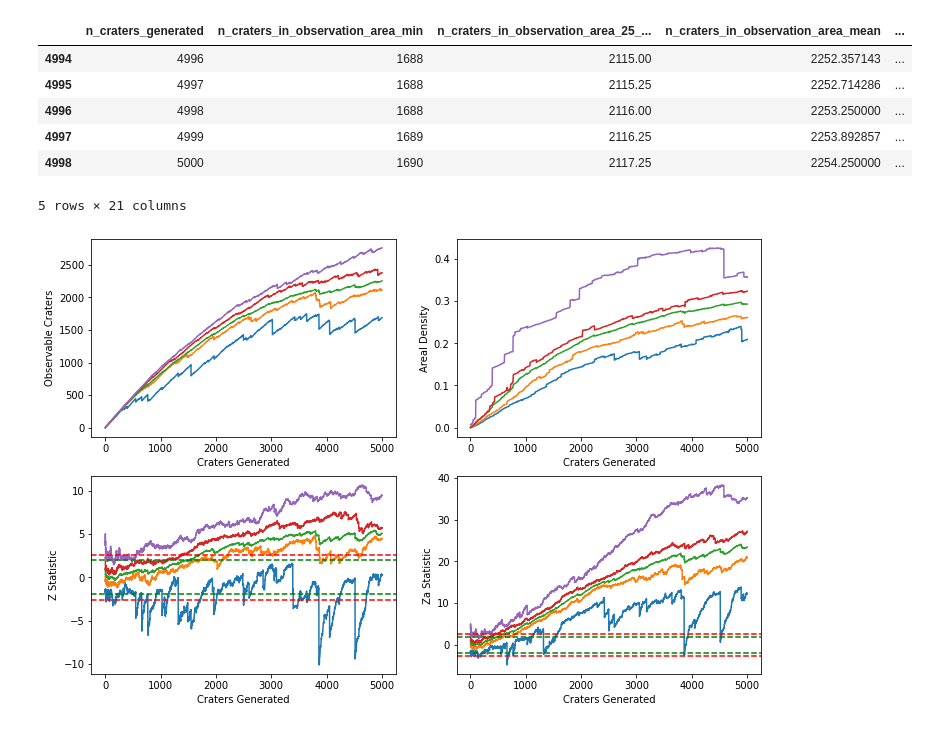
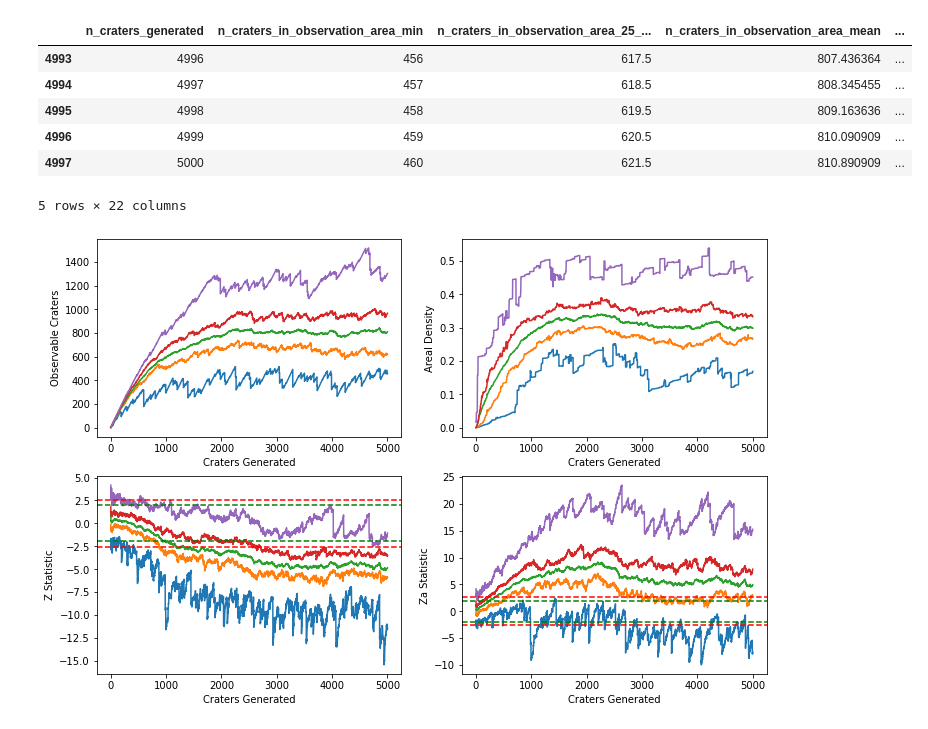
Before and after one commit to seanmason/saturation, a Jupyter notebook: notebooks/PlotStats.ipynb, the cells around one changed output. Saved outputs shown, nothing was run; the diff lists cells and outputs as text; code cells hidden in the pictures.

```diff
--- a/notebooks/PlotStats.ipynb
+++ b/notebooks/PlotStats.ipynb
@@ -73,16 +118,25 @@ def percentile(n):
 # %%
 base_path = '/home/mason/output/'
 filenames = [
-    # f'{base_path}/sim_run_1_3_0.4_1.5_{x}.txt'
-    # for x in range(35)
-    f'{base_path}/sim_run_2_9_0.4_1.5_{x}.txt'
-    for x in range(28)
+    f'{base_path}/sim_run_1_3_0.4_1.5_{x}.csv'
+    for x in range(1, 56)
 ]
 
 sim_stats = []
 for index, filename in enumerate(filenames):
     stats = pd.read_csv(filename)
     stats['simulation_id'] = index
     sim_stats.append(stats)
 
 stats = pd.concat(sim_stats, axis=0).dropna()
+
+python_stats = aggregate_simulations(stats, len(sim_stats))
+python_stats.tail()
+# %% [output]
+|  | n_craters_generated | n_craters_in_observation_area_min | n_craters_in_observation_area_25_... | n_craters_in_observation_area_mean | ... |
+| 4993 | 4996 | 456 | 617.5 | 807.436364 | ... |
+| 4994 | 4997 | 457 | 618.5 | 808.345455 | ... |
+| 4995 | 4998 | 458 | 619.5 | 809.163636 | ... |
+| 4996 | 4999 | 459 | 620.5 | 810.090909 | ... |
+| 4997 | 5000 | 460 | 621.5 | 810.890909 | ... |
+5 rows × 22 columns
@@ -124,17 +143,7 @@ grouped.reset_index(inplace=True)
-# %%
-grouped.tail()
-# %% [output]
-|  | n_craters_generated | n_craters_in_observation_area_min | n_craters_in_observation_area_25_... | n_craters_in_observation_area_mean | ... |
-| 4994 | 4996 | 1688 | 2115.00 | 2252.357143 | ... |
-| 4995 | 4997 | 1688 | 2115.25 | 2252.714286 | ... |
-| 4996 | 4998 | 1688 | 2116.00 | 2253.250000 | ... |
-| 4997 | 4999 | 1689 | 2116.25 | 2253.892857 | ... |
-| 4998 | 5000 | 1690 | 2117.25 | 2254.250000 | ... |
-5 rows × 21 columns
 # %%
-plot_statistics(grouped)
+plot_statistics(python_stats)
 # %% [output]
-[figure, old version]
+[figure, new version]
 # %%
 base_path = '/home/mason/code/kirchoff_saturation/output/'
 filenames = [
```
Also changed, not shown: parts of 14 cells of this notebook, 3 other files.
